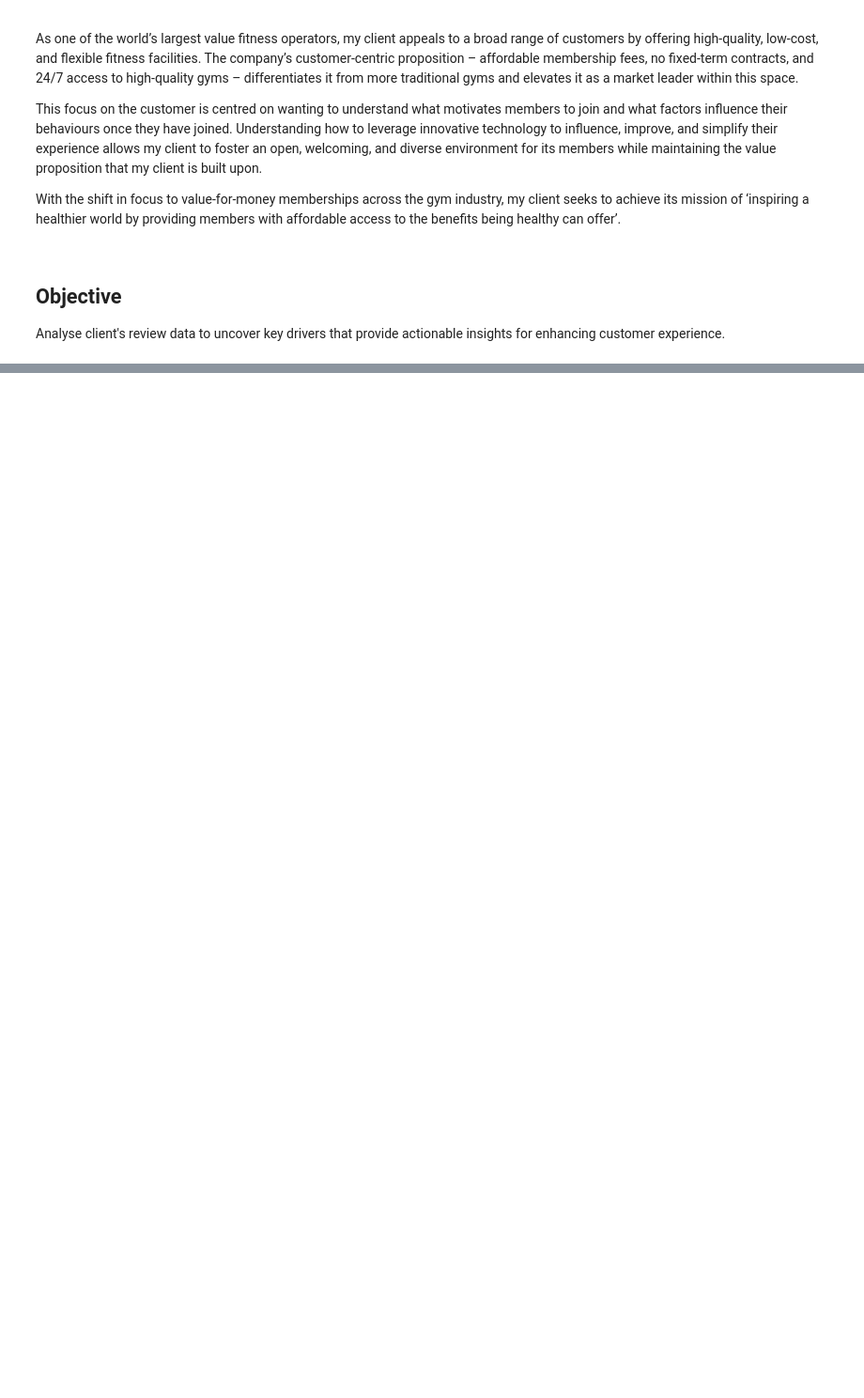
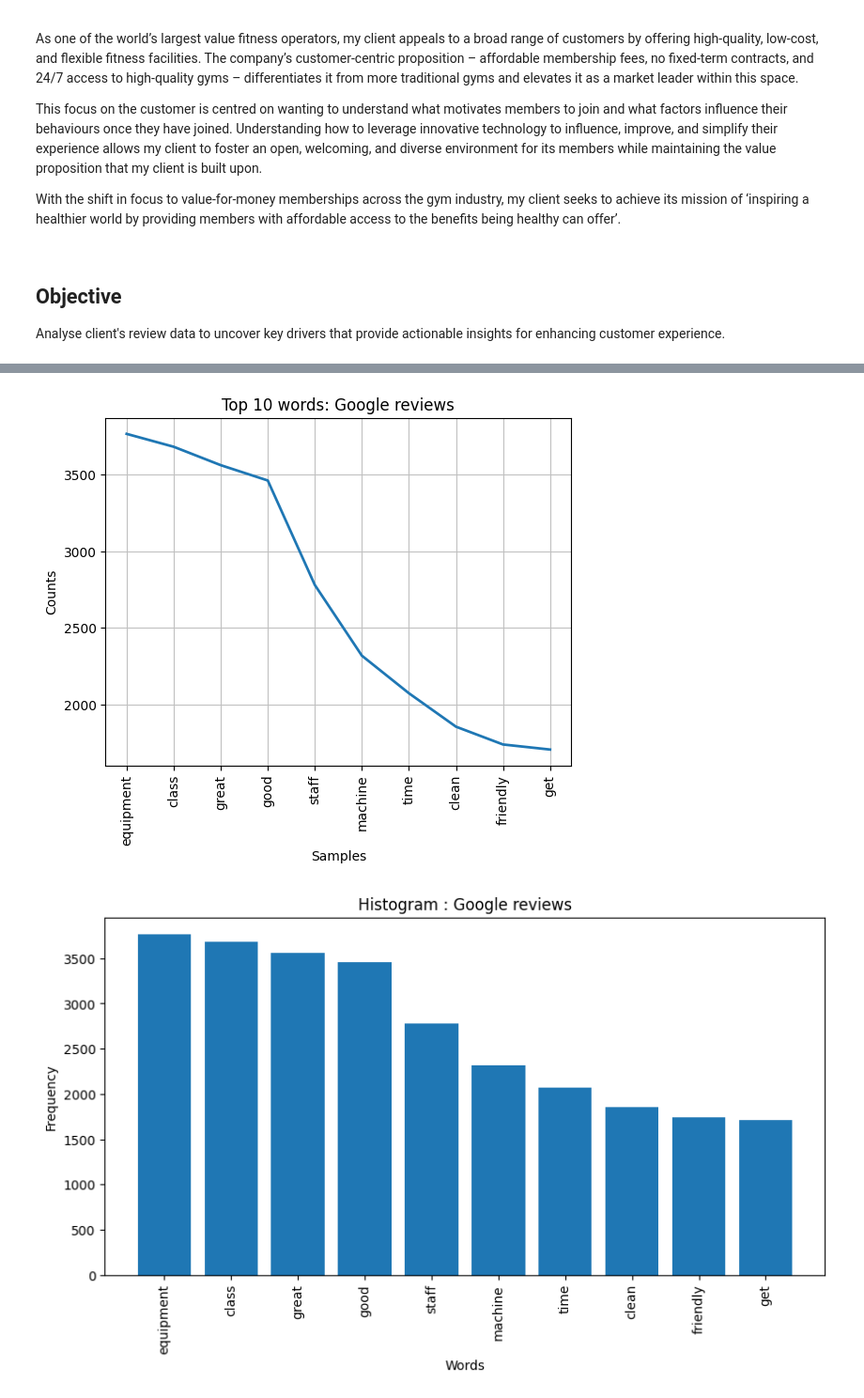
Before and after one commit to arunpalanoor/CAMS_DS_Assignments, a Jupyter notebook: Arun_Palanoor_CAM_NLP_GYM_Customer_Review_project.ipynb, the cells around one changed output, grey strips where cells are left out. Shown at 94% size. Cells and saved outputs as stored; diff of their text form; code cells hidden in the pictures; blank space fills up the shorter version.

```diff
--- a/Arun_Palanoor_CAM_NLP_GYM_Customer_Review_project.ipynb
+++ b/Arun_Palanoor_CAM_NLP_GYM_Customer_Review_project.ipynb
@@ -22,0 +633,48 @@ Analyse client's review data to uncover key drivers that provide actionable insi
+# %%
+# Convert google_df_clean_tokenized[Comment] to a single list
+google_comments_list = google_df_clean_tokenized['Comment'].tolist()
+trustpilot_comments_list = trustpilot_df_clean_tokenized['Review Content'].tolist()
+# %%
+# Create a function to find frequecny distribution of words in a list and plot frequency distribution plot
+from nltk.probability import FreqDist
+from wordcloud import WordCloud
+
+def find_freq_dist(list, title):
+    # Find frequency distribution
+    freq_dist = FreqDist()
+    for comment in list:
+        freq_dist.update(comment)
+    freq_dist.plot(10)
+    # Add a title
+    plt.title(f'Top 10 words: {title}')
+    # Show the plot
+    plt.show()
+
+
+    # Convert freq_dist to pandas dataframe
+    freq_dist_df = pd.DataFrame.from_dict(freq_dist, orient='index')
+    # freq_dist_df.columns = ['Frequency']
+
+    # Plot histogram
+    plt.figure(figsize=(10,5))
+    plt.bar(freq_dist_df.sort_values(by=0, ascending=False).head(10).index, freq_dist_df.sort_values(by=0, ascending=False).head(10)[0])
+    plt.xticks(rotation=90)
+    plt.xlabel('Words')
+    plt.ylabel('Frequency')
+    plt.title(f'Histogram : {title}')
+    plt.show()
+
+    # Plot word cloud
+    wordcloud = WordCloud(width=800, height=800, background_color='white', min_font_size=10).generate_from_frequencies(freq_dist)
+    plt.figure(figsize=(8,8), facecolor=None)
+    plt.imshow(wordcloud)
+    plt.axis('off')
+    plt.tight_layout(pad=10)
+    plt.title(f'WordCloud : {title}')
+    plt.show()
+# %%
+# Plot Frequency distribution, Histogram and Word cloud
+find_freq_dist(google_comments_list,'Google reviews')
+# %% [output]
+[figure, added]
+[figure, added]
```
Also changed, not shown: parts of 136 cells of this notebook.
